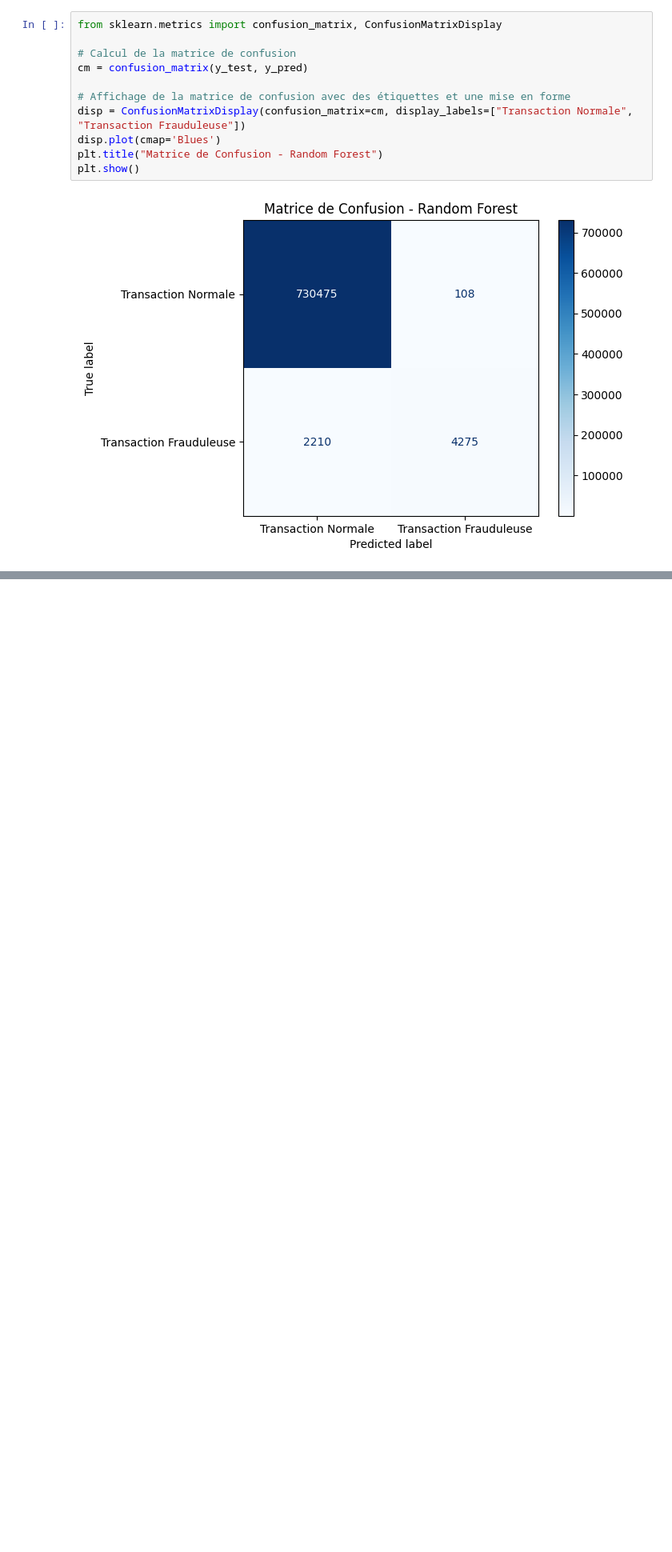
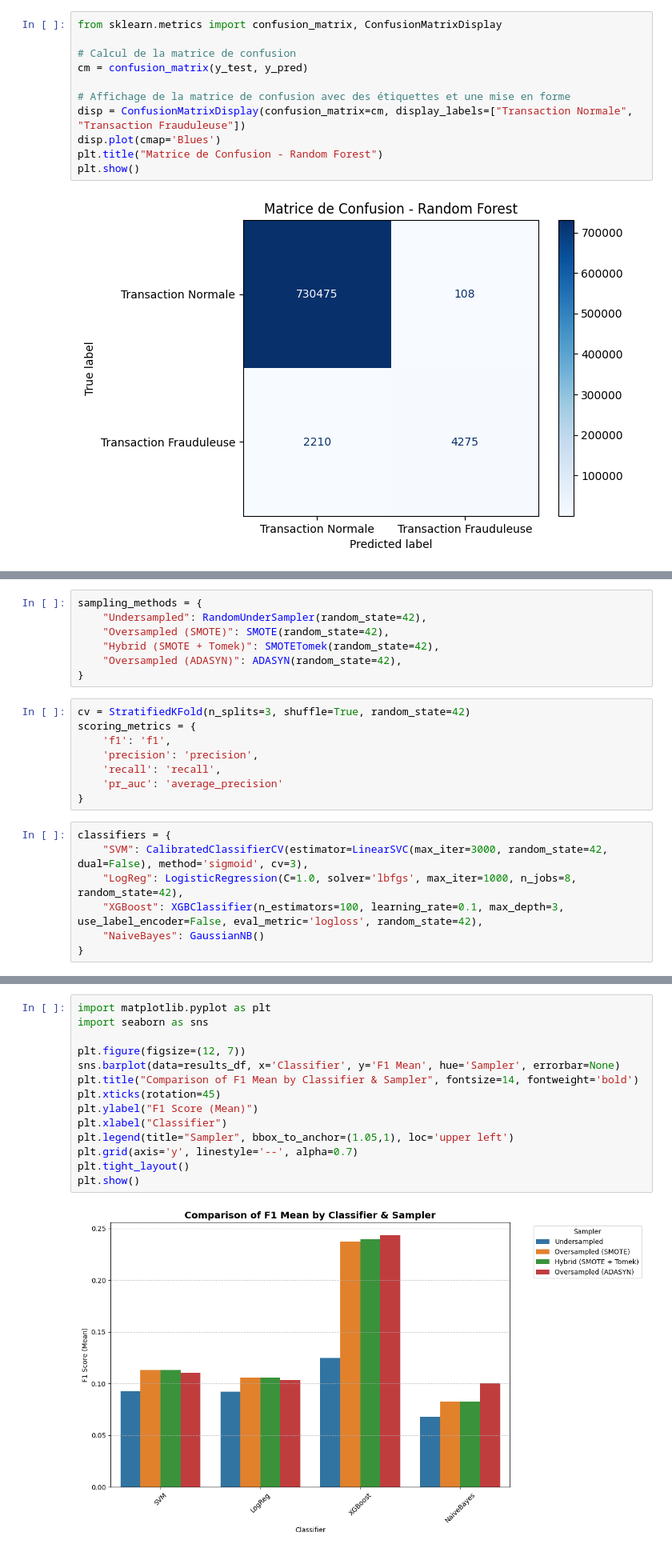
Before and after one commit to Mehdimakoul/ML_2025, a Jupyter notebook: Projet_ML_2025_.ipynb, the cells around one changed output, grey strips where cells are left out. Shown at 80% size. Saved outputs shown, nothing was run; the diff lists cells and outputs as text; blank space fills up the shorter version.

```diff
--- a/Projet_ML_2025_.ipynb
+++ b/Projet_ML_2025_.ipynb
@@ -259,0 +400,22 @@ plt.show()
+# %%
+sampling_methods = {
+    "Undersampled": RandomUnderSampler(random_state=42),
+    "Oversampled (SMOTE)": SMOTE(random_state=42),
+    "Hybrid (SMOTE + Tomek)": SMOTETomek(random_state=42),
+    "Oversampled (ADASYN)": ADASYN(random_state=42),
+}
+# %%
+cv = StratifiedKFold(n_splits=3, shuffle=True, random_state=42)
+scoring_metrics = {
+    'f1': 'f1',
+    'precision': 'precision',
+    'recall': 'recall',
+    'pr_auc': 'average_precision'
+}
+# %%
+classifiers = {
+    "SVM": CalibratedClassifierCV(estimator=LinearSVC(max_iter=3000, random_state=42, dual=False), method='sigmoid', cv=3),
+    "LogReg": LogisticRegression(C=1.0, solver='lbfgs', max_iter=1000, n_jobs=8, random_state=42),
+    "XGBoost": XGBClassifier(n_estimators=100, learning_rate=0.1, max_depth=3, use_label_encoder=False, eval_metric='logloss', random_state=42),
+    "NaiveBayes": GaussianNB()
+}
@@ -259,0 +528,16 @@ plt.show()
+# %%
+import matplotlib.pyplot as plt
+import seaborn as sns
+
+plt.figure(figsize=(12, 7))
+sns.barplot(data=results_df, x='Classifier', y='F1 Mean', hue='Sampler', errorbar=None)
+plt.title("Comparison of F1 Mean by Classifier & Sampler", fontsize=14, fontweight='bold')
+plt.xticks(rotation=45)
+plt.ylabel("F1 Score (Mean)")
+plt.xlabel("Classifier")
+plt.legend(title="Sampler", bbox_to_anchor=(1.05,1), loc='upper left')
+plt.grid(axis='y', linestyle='--', alpha=0.7)
+plt.tight_layout()
+plt.show()
+# %% [output]
+[figure, added]
```
Also changed, not shown: parts of 35 cells of this notebook.
